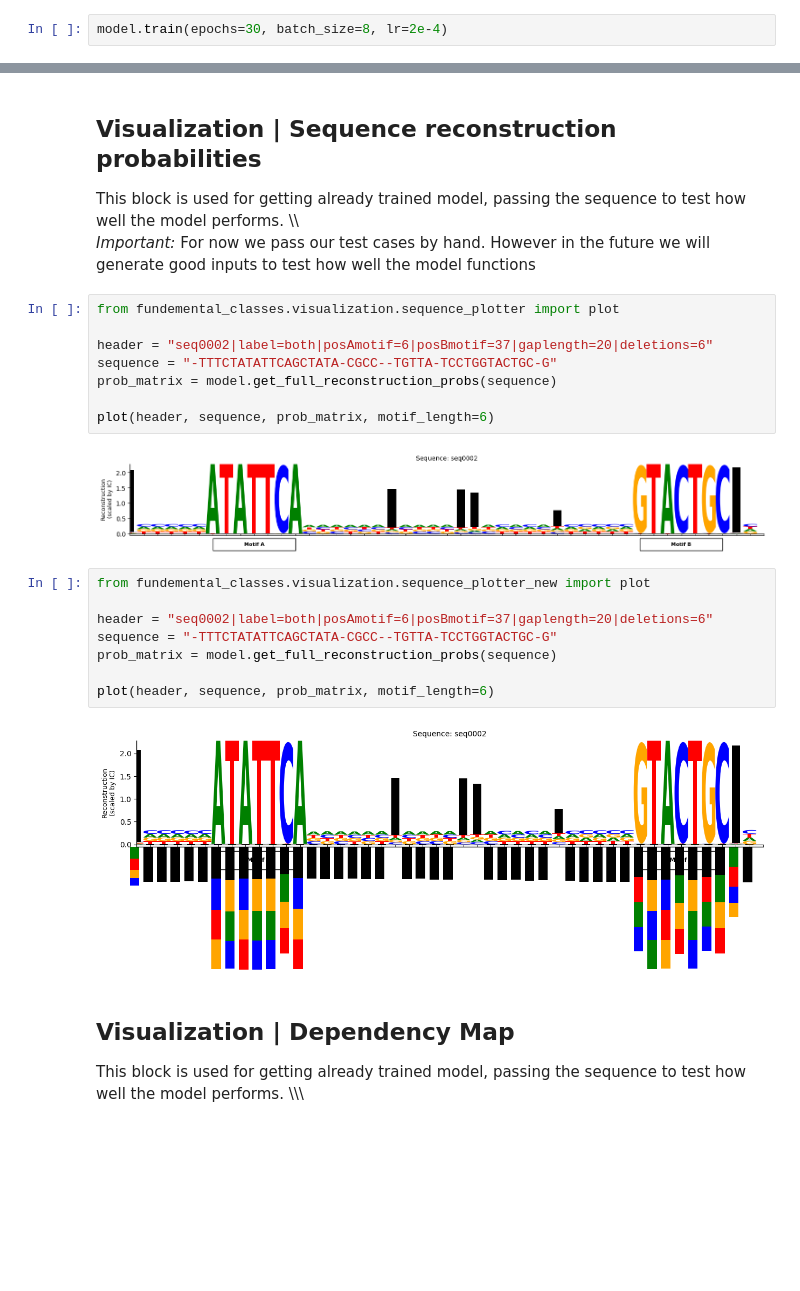
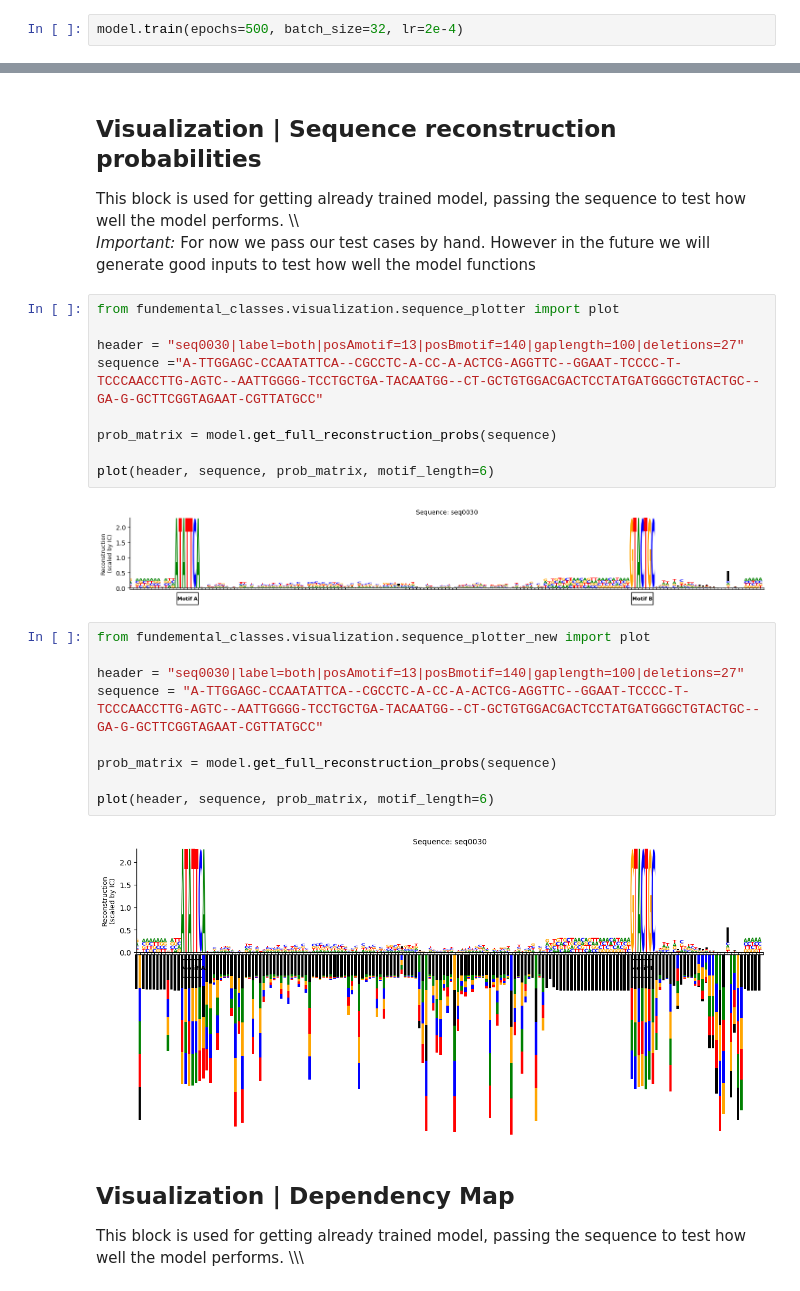
Before and after one commit to giokepa/Sysgen-GLM-for-Indels, a Jupyter notebook: visualize_data.ipynb, the cells around one changed output, grey strips where cells are left out. Drawn from its saved outputs; the diff is of its cells as text; blank space fills up the shorter version.

```diff
--- a/visualize_data.ipynb
+++ b/visualize_data.ipynb
@@ -17,5 +17,5 @@ No trained model loaded. Call train() to train the model.
 We use `Bert` model to create the embeddings and train it using masking to get nicely trained model. If you want to change the size of training data, please look into `simulated_sequences` directory. \\\
 *important:* Training is not necessary if you already have a trained model. You can load it using the `GLMModel`.
 # %%
-model.train(epochs=30, batch_size=8, lr=2e-4)
+model.train(epochs=500, batch_size=32, lr=2e-4)
 # %% [output]
@@ -82,23 +83,25 @@ This block is used for getting already trained model, passing the sequence to te
 # %%
 from fundemental_classes.visualization.sequence_plotter import plot
 
-header = "seq0002|label=both|posAmotif=6|posBmotif=37|gaplength=20|deletions=6"
-sequence = "-TTTCTATATTCAGCTATA-CGCC--TGTTA-TCCTGGTACTGC-G"
+header = "seq0030|label=both|posAmotif=13|posBmotif=140|gaplength=100|deletions=27"
+sequence ="A-TTGGAGC-CCAATATTCA--CGCCTC-A-CC-A-ACTCG-AGGTTC--GGAAT-TCCCC-T-TCCCAACCTTG-AGTC--AATTGGGG-TCCTGCTGA-TACAATGG--CT-GCTGTGGACGACTCCTATGATGGGCTGTACTGC--GA-G-GCTTCGGTAGAAT-CGTTATGCC"
+
 prob_matrix = model.get_full_reconstruction_probs(sequence)
 
 plot(header, sequence, prob_matrix, motif_length=6)
 # %% [output]
-[figure, old version]
+[figure, new version]
 # %%
 from fundemental_classes.visualization.sequence_plotter_new import plot
 
-header = "seq0002|label=both|posAmotif=6|posBmotif=37|gaplength=20|deletions=6"
-sequence = "-TTTCTATATTCAGCTATA-CGCC--TGTTA-TCCTGGTACTGC-G"
+header = "seq0030|label=both|posAmotif=13|posBmotif=140|gaplength=100|deletions=27"
+sequence = "A-TTGGAGC-CCAATATTCA--CGCCTC-A-CC-A-ACTCG-AGGTTC--GGAAT-TCCCC-T-TCCCAACCTTG-AGTC--AATTGGGG-TCCTGCTGA-TACAATGG--CT-GCTGTGGACGACTCCTATGATGGGCTGTACTGC--GA-G-GCTTCGGTAGAAT-CGTTATGCC"
+
 prob_matrix = model.get_full_reconstruction_probs(sequence)
 
 plot(header, sequence, prob_matrix, motif_length=6)
 # %% [output]
-[figure, old version]
+[figure, new version]
 # %% [markdown]
 ## Visualization | Dependency Map
 This block is used for getting already trained model, passing the sequence to test how well the model performs.
```
Also changed, not shown: parts of 4 cells of this notebook, 3 other files.
